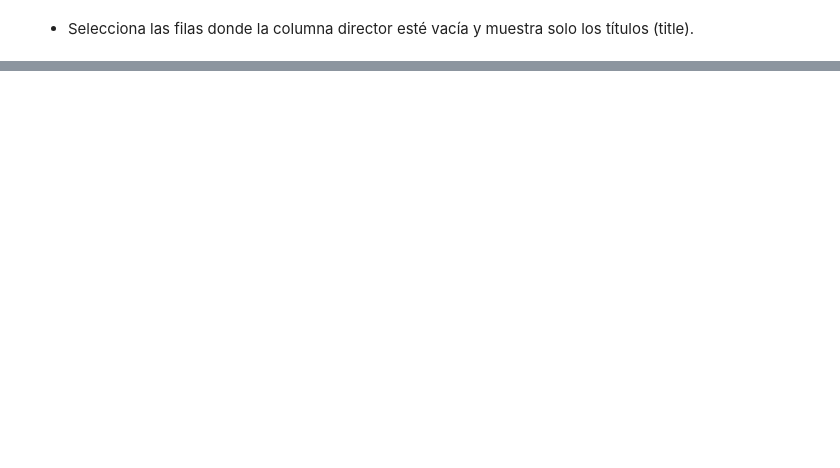
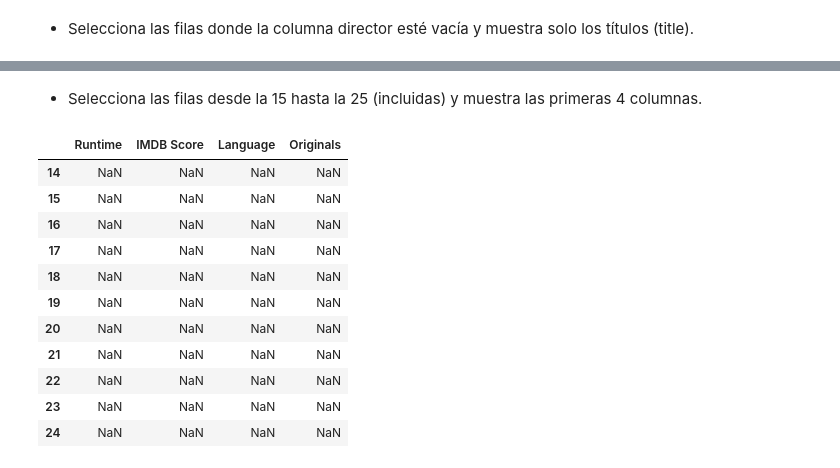
Before and after one commit to Gonzalo8julian/PANDAS_NETFLIX, a Jupyter notebook: DATOS/laboratorio-modulo2-leccion02-eda-union.ipynb, the cells around one changed output, grey strips where cells are left out. Drawn from its saved outputs; the diff is of its cells as text; code cells hidden in the pictures; blank space fills up the shorter version.

```diff
--- a/DATOS/laboratorio-modulo2-leccion02-eda-union.ipynb
+++ b/DATOS/laboratorio-modulo2-leccion02-eda-union.ipynb
@@ -871,0 +955,18 @@ pd.DataFrame(director_vacio).head(10)
+# %% [markdown]
+- Selecciona las filas desde la 15 hasta la 25 (incluidas) y muestra las primeras 4 columnas.
+# %%
+fila_quince = df_union.iloc[14:25, :4]
+fila_quince
+# %% [output]
+|  | Runtime | IMDB Score | Language | Originals |
+| 14 | NaN | NaN | NaN | NaN |
+| 15 | NaN | NaN | NaN | NaN |
+| 16 | NaN | NaN | NaN | NaN |
+| 17 | NaN | NaN | NaN | NaN |
+| 18 | NaN | NaN | NaN | NaN |
+| 19 | NaN | NaN | NaN | NaN |
+| 20 | NaN | NaN | NaN | NaN |
+| 21 | NaN | NaN | NaN | NaN |
+| 22 | NaN | NaN | NaN | NaN |
+| 23 | NaN | NaN | NaN | NaN |
+| 24 | NaN | NaN | NaN | NaN |
```
Also changed, not shown: parts of 24 cells of this notebook, 1 other file.
